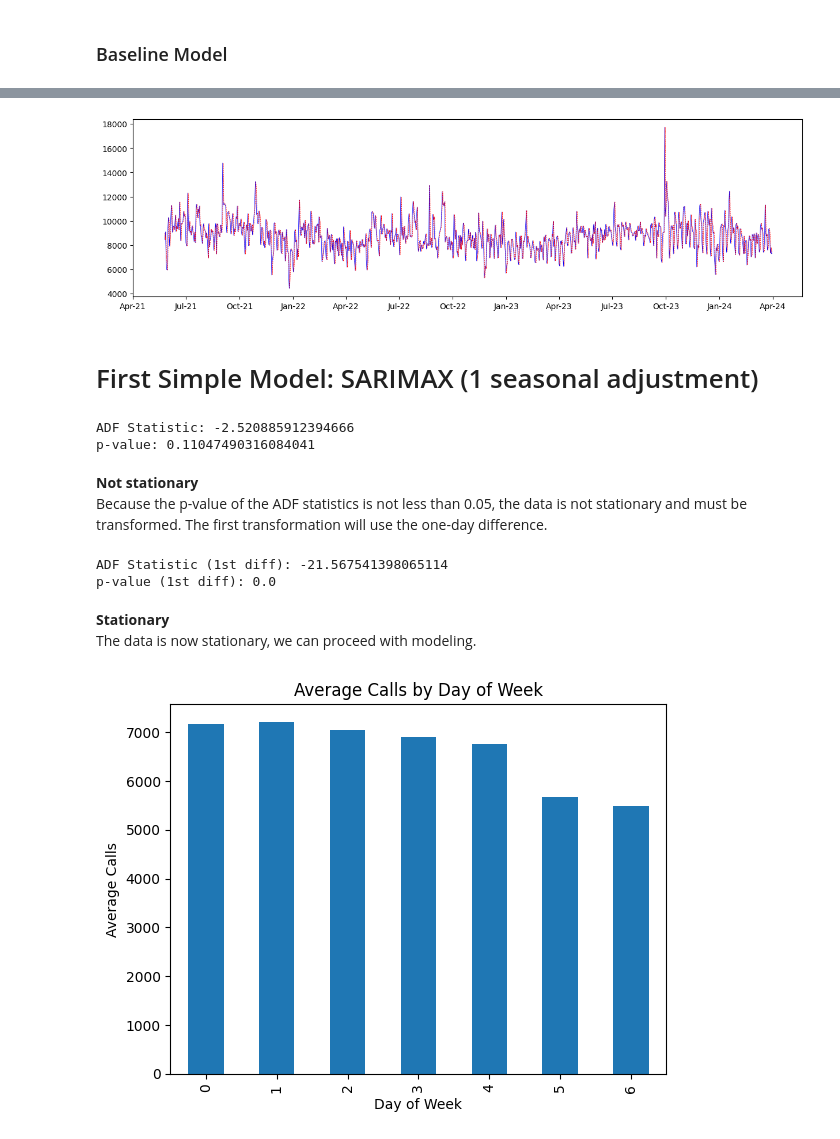
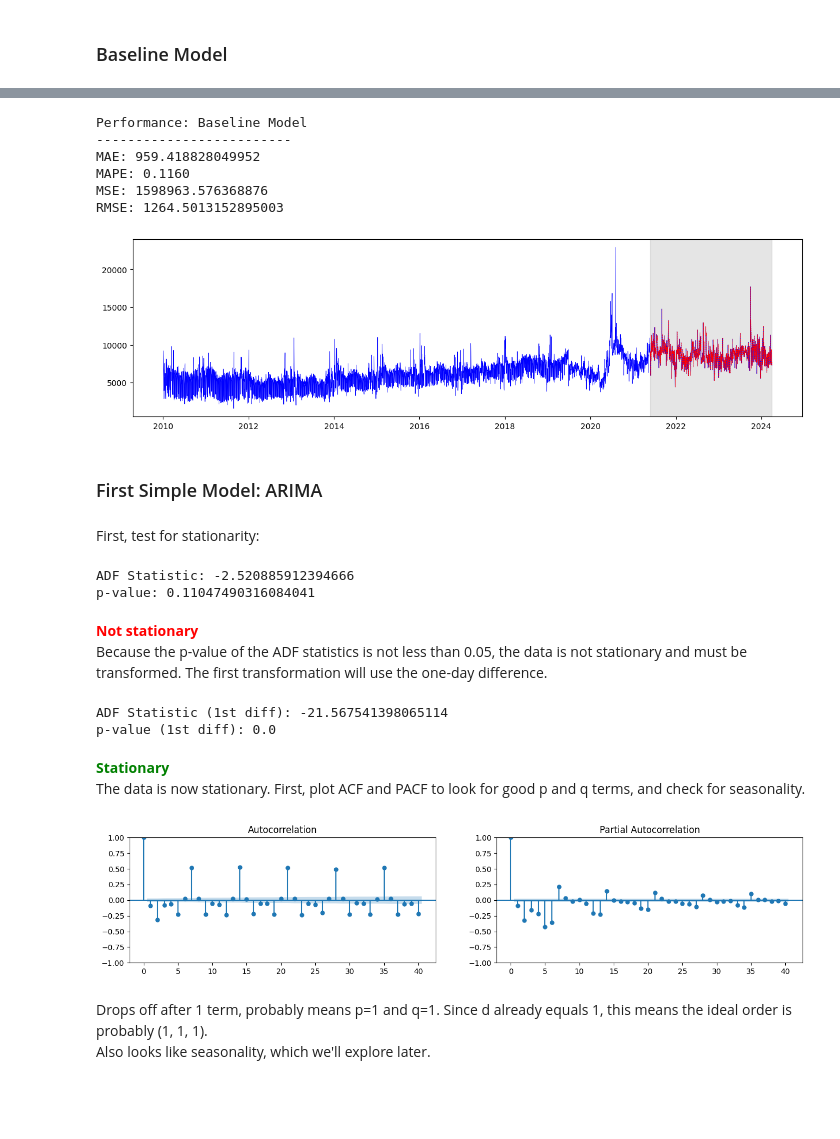
Before and after one commit to rjlatail/NYC_311_Forecasting, a Jupyter notebook: NYC_311_Forecasting_Notebook.ipynb, the cells around one changed output, grey strips where cells are left out. Drawn from its saved outputs; the diff is of its cells as text; code cells hidden in the pictures; blank space fills up the shorter version.

Commit message:
adding ARIMA model, SARIMA not optimal yet

```diff
--- a/NYC_311_Forecasting_Notebook.ipynb
+++ b/NYC_311_Forecasting_Notebook.ipynb
@@ -490,4 +506,14 @@ plt.show;
 # %% [markdown]
 ### Baseline Model
 # %%
+# Test-Train Split for Baseline Model
 df_311_agg = df_311.drop(columns=['Borough','Agency','Type','Zip'], axis=1)
+df_311_pivot = df_311_agg.groupby('Date').size().reset_index(name='Count')
+df_311_pivot.set_index('Date', inplace=True)
+df_311_pivot['Pred_Baseline'] = df_311_pivot['Count'].shift(1)
+df_311_pivot = df_311_pivot.asfreq('D')
+
+split_point = int(len(df_311_pivot) * 0.8)
+
+baseline_train_df = df_311_pivot.iloc[:split_point]  # About 80%
+baseline_test_df = df_311_pivot[split_point:]   # About 20%
@@ -528,19 +520,45 @@ RMSE: 1118.7908570185577
+# %%
+# Implement ARIMA(0, 1, 0) model (Baseline comparison)
+baseline_model = ARIMA(baseline_train_df['Count'], order=(0, 1, 0))
+baseline_results = baseline_model.fit()
+
+# Forecast using the ARIMA(0, 1, 0) model
+baseline_pred = baseline_results.get_forecast(steps=len(baseline_test_df))
+baseline_y_pred = baseline_pred.predicted_mean
+
+# Calculate evaluation metrics for baseline ARIMA(0, 1, 0) model
+baseline_mae = mean_absolute_error(baseline_test_df['Count'], baseline_y_pred)
+baseline_mape = mean_absolute_percentage_error(baseline_test_df['Count'], baseline_y_pred)
+baseline_mse = mean_squared_error(baseline_test_df['Count'], baseline_y_pred)
+baseline_rmse = np.sqrt(baseline_mse)
+
+# Print baseline model evaluation metrics
+print('Performance: Baseline Model')
+print('-------------------------')
+print(f'MAE: {baseline_mae}')
+print(f'MAPE: {baseline_mape:.4f}')
+print(f'MSE: {baseline_mse}')
+print(f'RMSE: {baseline_rmse}')
+# %% [output]
+Performance: Baseline Model
+-------------------------
+MAE: 959.418828049952
+MAPE: 0.1160
+MSE: 1598963.576368876
+RMSE: 1264.5013152895003
 # %%
 fig, ax = plt.subplots(figsize = (15,4))
-ax.plot(test_df['Count'], 'b-', label='Actual', linewidth=0.5)
-ax.plot(test_df['Pred_Baseline'], 'r--', label='Prediction: 1-day shift', linewidth=0.5)
-plt.xticks(ticks=[pd.Timestamp('2021-04-01'), pd.Timestamp('2021-07-01'), pd.Timestamp('2021-10-01'), pd.Timestamp('2022-01-01'),
-                  pd.Timestamp('2022-04-01'), pd.Timestamp('2022-07-01'), pd.Timestamp('2022-10-01'), pd.Timestamp('2023-01-01'),
-                  pd.Timestamp('2023-04-01'), pd.Timestamp('2023-07-01'), pd.Timestamp('2023-10-01'), pd.Timestamp('2024-01-01'),
-                  pd.Timestamp('2024-04-01')],
-           labels=['Apr-21', 'Jul-21', 'Oct-21', 'Jan-22', 'Apr-22', 'Jul-22', 'Oct-22', 'Jan-23', 'Apr-23', 'Jul-23', 'Oct-23',
-                   'Jan-24', 'Apr-24'])
-#fig.autofmt_xdate()
+ax.plot(baseline_train_df['Count'], 'b-', label='Historic', linewidth=0.5)
+ax.plot(baseline_test_df['Count'], 'b-', label='Actual', linewidth=0.5)
+ax.plot(baseline_test_df['Pred_Baseline'], 'r--', label='Prediction: 1-day shift', linewidth=0.5)
+ax.axvspan(pd.Timestamp('2021-05-26'),pd.Timestamp('2024-03-31'), color='#808080', alpha=0.2)
 plt.show()
 # %% [output]
-[figure, old version]
+[figure, new version]
 # %% [markdown]
-# First Simple Model: SARIMAX (1 seasonal adjustment)
+### First Simple Model: ARIMA
+# %% [markdown]
+First, test for stationarity:
 # %%
 result = adfuller(df_311_pivot['Count'])
 print(f'ADF Statistic: {result[0]}')
@@ -549,7 +567,7 @@ print(f'p-value: {result[1]}')
 ADF Statistic: -2.520885912394666
 p-value: 0.11047490316084041
 # %% [markdown]
-<b>Not stationary</b>
+<b><span style="color:red">Not stationary</span></b>
 Because the p-value of the ADF statistics is not less than 0.05, the data is not stationary and must be transformed.  The first transformation will use the one-day difference.
 # %%
 # Transform the data by taking the one-day difference
@@ -561,9 +579,16 @@ print(f'p-value (1st diff): {result_diff[1]}')
 ADF Statistic (1st diff): -21.567541398065114
 p-value (1st diff): 0.0
 # %% [markdown]
-<b>Stationary</b>
-The data is now stationary, we can proceed with modeling.
+<b><span style="color:green">Stationary</span></b>
+The data is now stationary.  First, plot ACF and PACF to look for good p and q terms, and check for seasonality.
 # %%
+fig, axes = plt.subplots(1, 2, figsize=(16, 3))
+
+plot_acf(df_311_pivot['Count_diff'].dropna(), lags=40, ax=axes[0])
+plot_pacf(df_311_pivot['Count_diff'].dropna(), lags=40, ax=axes[1]);
 # %% [output]
-[figure, old version]
+[figure, new version]
+# %% [markdown]
+Drops off after 1 term, probably means p=1 and q=1.  Since d already equals 1, this means the ideal order is probably (1, 1, 1).
+Also looks like seasonality, which we'll explore later.
 # %%
```
Also changed, not shown: parts of 34 cells of this notebook.
